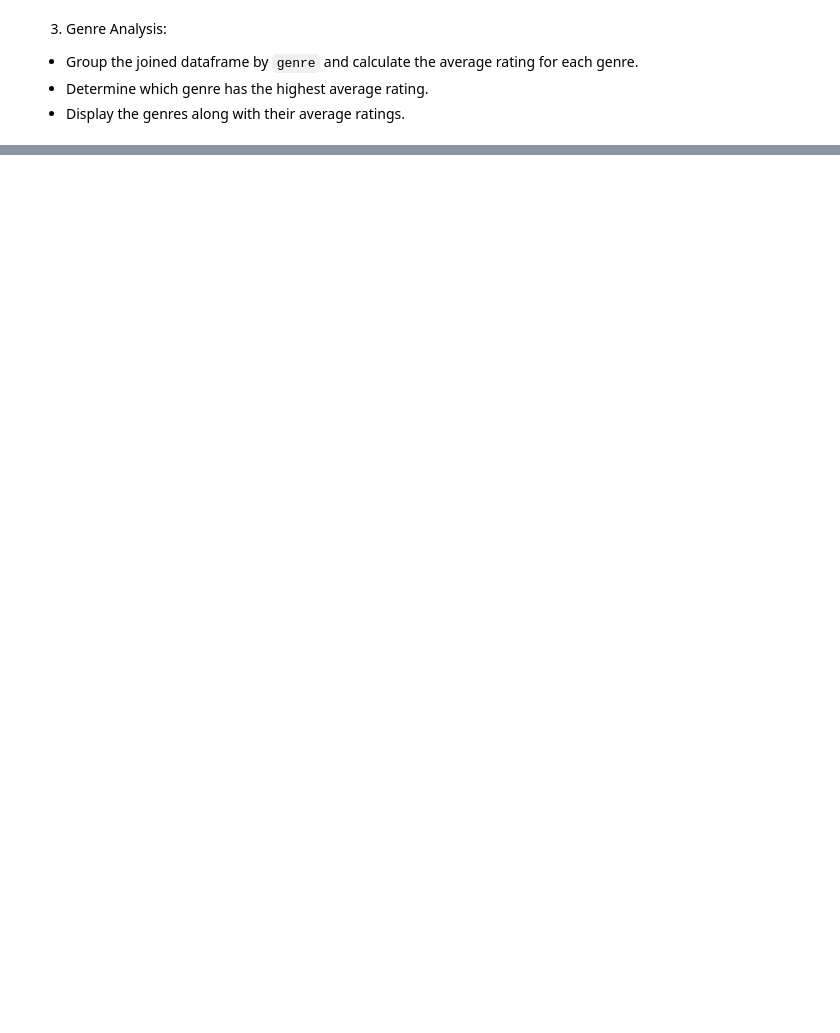
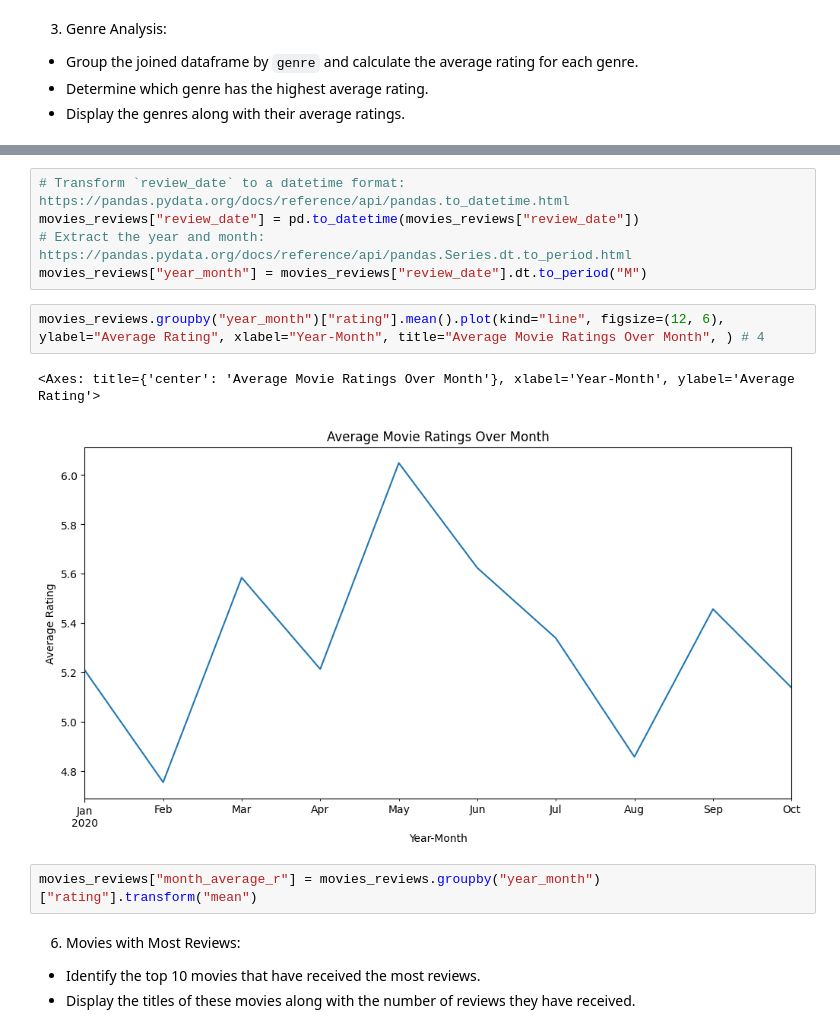
Before and after one commit to 0Londero/Tools.for.Data.Science, a Jupyter notebook: Lab 7 - Joining Data with Pandas/Lab07.ipynb, the cells around one changed output, grey strips where cells are left out. Saved outputs shown, nothing was run; the diff lists cells and outputs as text; blank space fills up the shorter version.

```diff
--- a/Lab 7 - Joining Data with Pandas/Lab07.ipynb
+++ b/Lab 7 - Joining Data with Pandas/Lab07.ipynb
@@ -118,0 +189,16 @@ top_10_movies.plot(x='title', y='average_rating', kind='barh', color='olive', ti
+# %%
+# Transform `review_date` to a datetime format: https://pandas.pydata.org/docs/reference/api/pandas.to_datetime.html
+movies_reviews["review_date"] = pd.to_datetime(movies_reviews["review_date"])
+# Extract the year and month: https://pandas.pydata.org/docs/reference/api/pandas.Series.dt.to_period.html
+movies_reviews["year_month"] = movies_reviews["review_date"].dt.to_period("M")
+# %%
+movies_reviews.groupby("year_month")["rating"].mean().plot(kind="line", figsize=(12, 6), ylabel="Average Rating", xlabel="Year-Month", title="Average Movie Ratings Over Month", ) # 4
+# %% [output]
+<Axes: title={'center': 'Average Movie Ratings Over Month'}, xlabel='Year-Month', ylabel='Average Rating'>
+[figure, added]
+# %%
+movies_reviews["month_average_r"] = movies_reviews.groupby("year_month")["rating"].transform("mean")
+# %% [markdown]
+6. Movies with Most Reviews:
+- Identify the top 10 movies that have received the most reviews.
+- Display the titles of these movies along with the number of reviews they have received.
```
Also changed, not shown: parts of 15 cells of this notebook.
